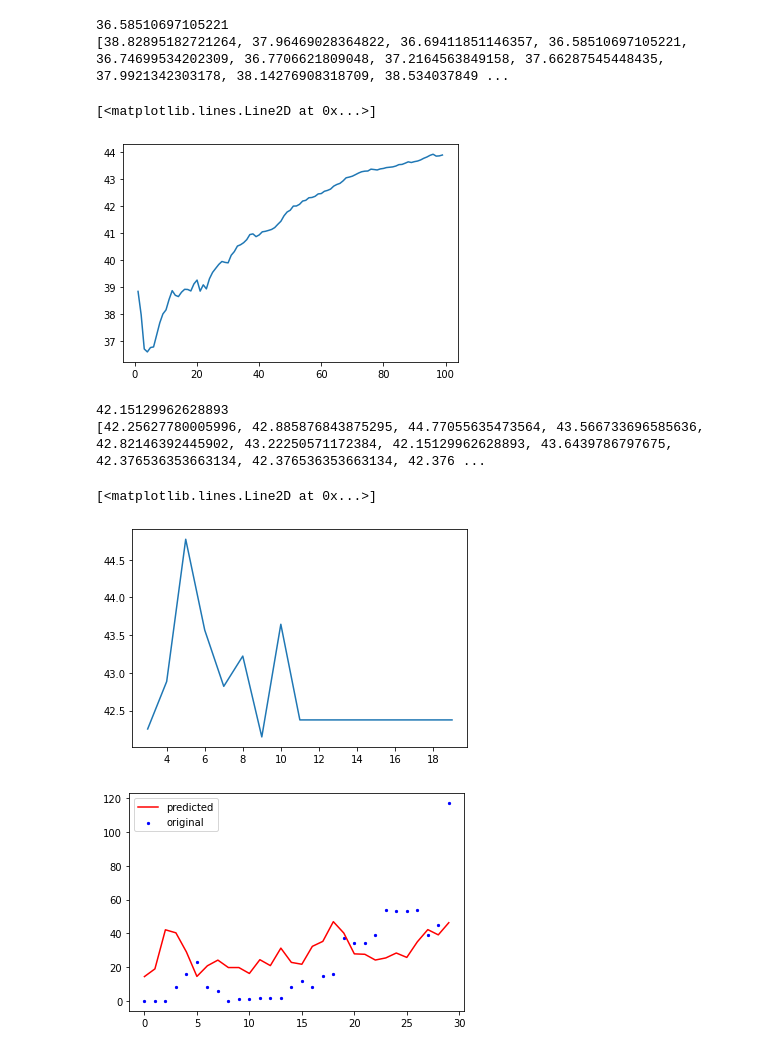
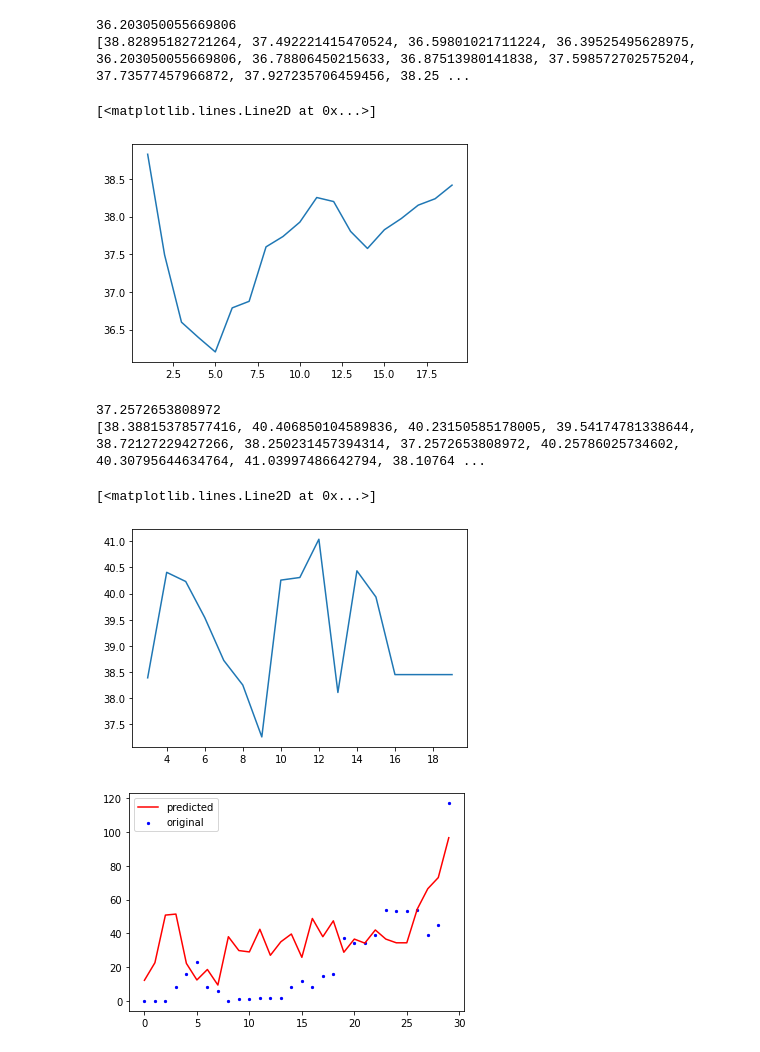
Before and after one commit to JumjieYang/COVID19-ML, a Jupyter notebook: predict.ipynb, the cells around one changed output. Cells and saved outputs as stored; diff of their text form; code cells hidden in the pictures.

```diff
--- a/predict.ipynb
+++ b/predict.ipynb
@@ -71,6 +73,6 @@ def cross_val(neigh,typ):
 # %%
 score_list = []
-for k in range(1,100):
+for k in range(1,20):
     score_list.append(cross_val(KNN(k),"region"))
 # %%
 print(min(score_list))
@@ -100,16 +102,16 @@ plt.plot(range(3,20),score_list)
 # %%
 score_list = []
-for k in range(1,100):
+for k in range(1,20):
     score_list.append(cross_val(KNN(k),"time"))
 
 print(min(score_list))
 print(score_list)
-plt.plot(range(1,100),score_list)
+plt.plot(range(1,20),score_list)
 # %% [output]
-36.58510697105221
-[38.82895182721264, 37.96469028364822, 36.69411851146357, 36.58510697105221, 36.74699534202309, 36.7706621809048, 37.2164563849158, 37.66287545448435, 37.9921342303178, 38.14276908318709, 38.534037849 ...
+36.203050055669806
+[38.82895182721264, 37.492221415470524, 36.59801021711224, 36.39525495628975, 36.203050055669806, 36.78806450215633, 36.87513980141838, 37.598572702575204, 37.73577457966872, 37.927235706459456, 38.25 ...
 [<matplotlib.lines.Line2D at 0x...>]
-[figure, old version]
+[figure, new version]
 # %%
 score_list = []
 for k in range(3,20):
@@ -120,12 +122,12 @@ print(min(score_list))
 print(score_list)
 plt.plot(range(3,20),score_list)
 # %% [output]
-42.15129962628893
-[42.25627780005996, 42.885876843875295, 44.77055635473564, 43.566733696585636, 42.82146392445902, 43.22250571172384, 42.15129962628893, 43.6439786797675, 42.376536353663134, 42.376536353663134, 42.376 ...
+37.2572653808972
+[38.38815378577416, 40.406850104589836, 40.23150585178005, 39.54174781338644, 38.72127229427266, 38.250231457394314, 37.2572653808972, 40.25786025734602, 40.30795644634764, 41.03997486642794, 38.10764 ...
 [<matplotlib.lines.Line2D at 0x...>]
-[figure, old version]
+[figure, new version]
 # %%
-knn = KNN(20)
+knn = KNN(5)
 
 train, val = split_region(1)
 knn.fit(train.iloc[:,3:-1], train.iloc[:,-1])
@@ -135,4 +137,4 @@ plt.plot(range(len(val.iloc[:,-1])), pred, color="red", label="predicted")
 plt.legend()
 plt.show()
 # %% [output]
-[figure, old version]
+[figure, new version]
```
Also changed, not shown: parts of 4 cells of this notebook.
